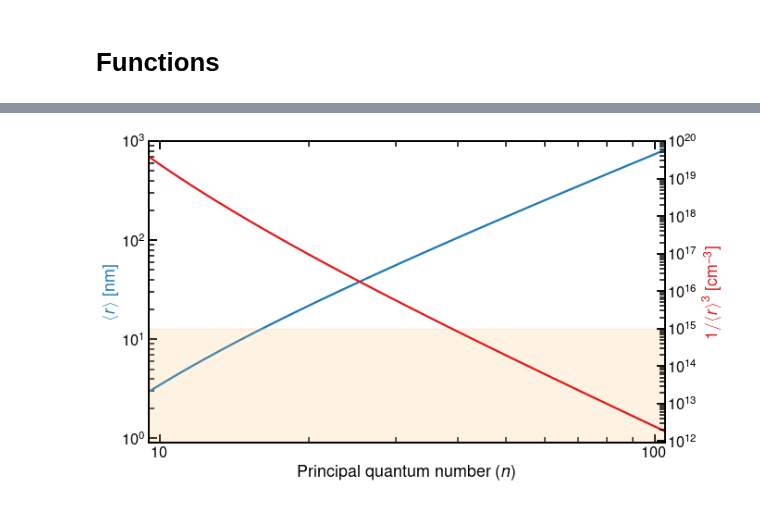
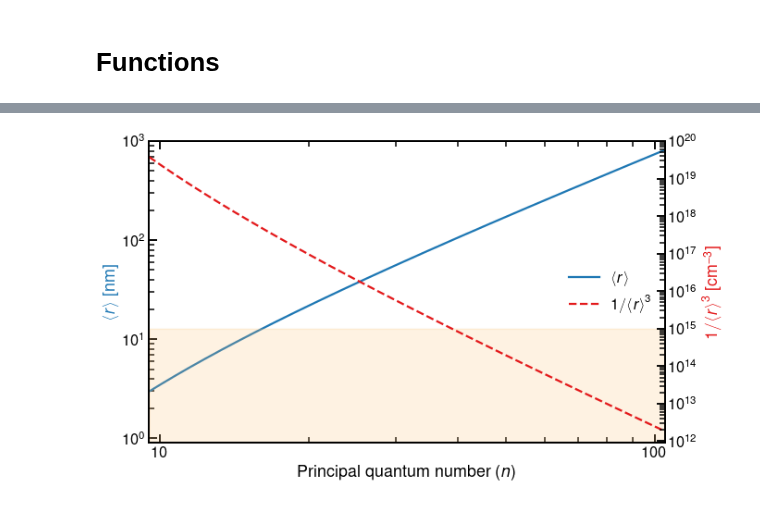
Before and after one commit to rogding/phd_thesis, a Jupyter notebook: chapters/introduction/rydberg_molecules/rydberg_molecule_n-scaling.ipynb, the cells around one changed output, grey strips where cells are left out. Drawn from its saved outputs; the diff is of its cells as text; code cells hidden in the pictures.

```diff
--- a/chapters/introduction/rydberg_molecules/rydberg_molecule_n-scaling.ipynb
+++ b/chapters/introduction/rydberg_molecules/rydberg_molecule_n-scaling.ipynb
@@ -82,37 +82,42 @@ rho_unc = unumpy.std_devs(ev_rho)
 ##############################
 # Radius and density plot
 
-ax1.loglog(n, radius_nom, color=ax1_color, zorder=2, label=r'$\ev{r}$')
+r_plot = ax1.loglog(n, radius_nom, color=ax1_color, zorder=2, label=r'$\ev{r}$')
 #ax1.fill_between(n, radius_nom+radius_unc, radius_nom-radius_unc)
 
-ax2.loglog(n, rho_nom, color=ax2_color, zorder=1, label=r'${1}/{\ev{r}^3}$')
+rho_plot = ax2.loglog(n, rho_nom, '--', color=ax2_color, zorder=1, label=r'${1}/{\ev{r}^3}$')
 #ax2.fill_between(n, rho_nom+rho_unc, rho_nom-rho_unc)
 
 ##############################
 # Typical cold gas experiment regime
 ax2.fill_between(n, 1E9, 1E15, zorder=0, color=sns.color_palette("Paired")[6], alpha=0.2)
 
 ##############################
 # Axis tick options
 for ax in [ax1, ax2]:
     ax.tick_params(which='both', axis='both', direction='in')
 
 ax1.xaxis.set_ticks_position('both')
 
 ax1.xaxis.set_major_formatter(FormatStrFormatter('%.0f'))
 
 # Axis limits
 ax1.set_xlim((min(n), max(n)))
 ax1.set_ylim((0.9, 1E3))
 ax2.set_ylim((0.9E12, 1E20))
 
 # Axis labels
 ax1.set_xlabel(r'Principal quantum number ($n$)')
 ax1.set_ylabel(r'$\ev{r}$ [\si{\nm}]', color=ax1_color)
 ax2.set_ylabel(r'${1}/{\ev{r}^3}$ [\si{\per\cm\cubed}]', color=ax2_color)
 
+# added these three lines
+lns = r_plot + rho_plot
+labs = [l.get_label() for l in lns]
+ax.legend(lns, labs, loc='center right', frameon=False)
+
 plt.savefig('orbital_radius-density_n-scaling.pdf', bbox_inches='tight')
 
 plt.show()
 # %% [output]
-[figure, old version]
+[figure, new version]
```
Also changed, not shown: parts of 1 cell of this notebook, 4 other files.
